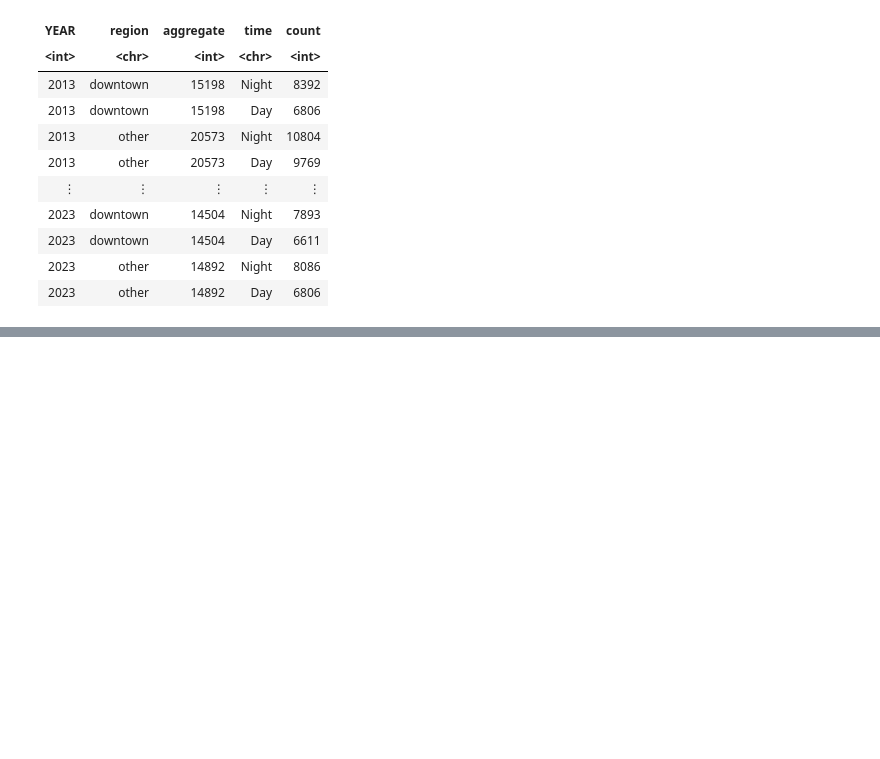
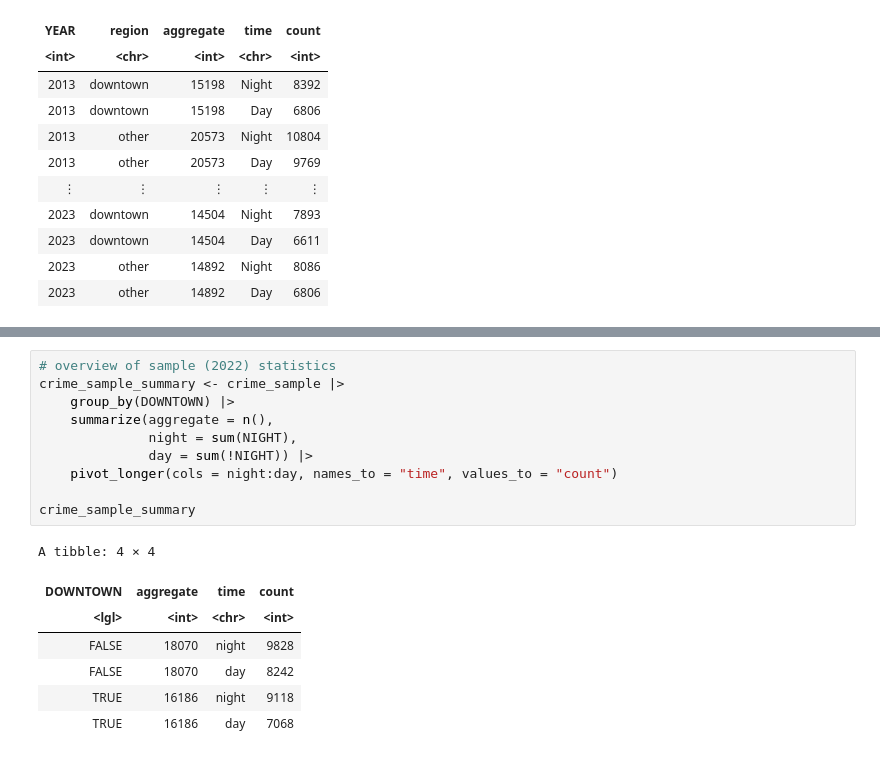
Before and after one commit to AllenCheng5186/STAT201-Group16-Group-Project, a Jupyter notebook: Preliminary Result.ipynb, the cells around one changed output, grey strips where cells are left out. Drawn from its saved outputs; the diff is of its cells as text; blank space fills up the shorter version.

```diff
--- a/Preliminary Result.ipynb
+++ b/Preliminary Result.ipynb
@@ -206,0 +226,18 @@ A tibble: 4 × 4
+# %%
+# overview of sample (2022) statistics
+crime_sample_summary <- crime_sample |>
+    group_by(DOWNTOWN) |>
+    summarize(aggregate = n(),
+              night = sum(NIGHT),
+              day = sum(!NIGHT)) |>
+    pivot_longer(cols = night:day, names_to = "time", values_to = "count")
+
+crime_sample_summary
+# %% [output]
+A tibble: 4 × 4
+| DOWNTOWN | aggregate | time | count |
+| <lgl> | <int> | <chr> | <int> |
+| FALSE | 18070 | night | 9828 |
+| FALSE | 18070 | day | 8242 |
+| TRUE | 16186 | night | 9118 |
+| TRUE | 16186 | day | 7068 |
```
Also changed, not shown: parts of 5 cells of this notebook.
